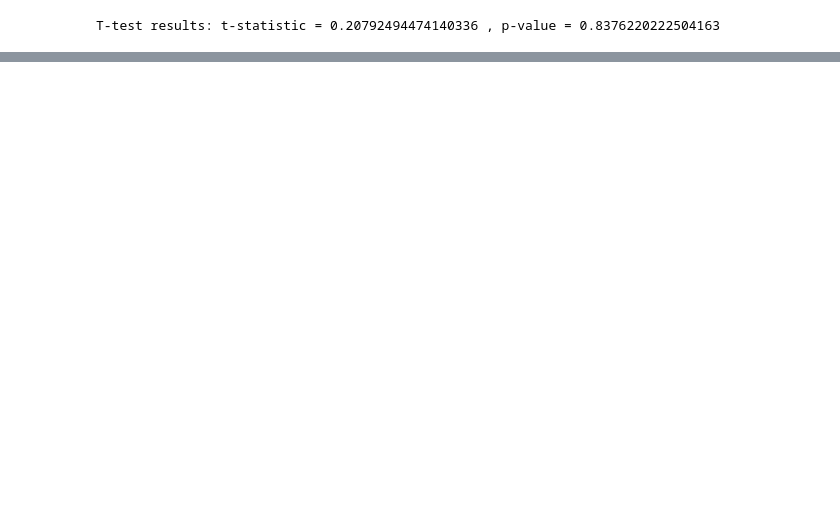
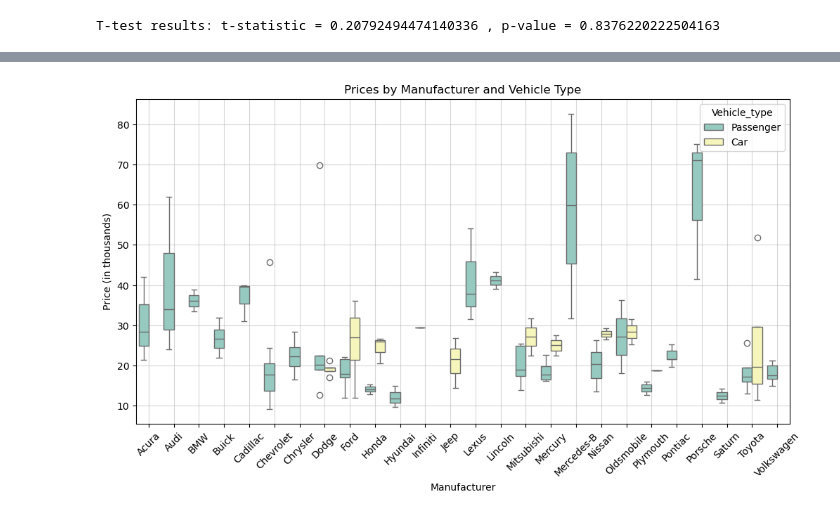
Before and after one commit to aliabdulmonemdw/DS-PROJECT-, a Jupyter notebook: Project_code.ipynb, the cells around one changed output, grey strips where cells are left out. Saved outputs shown, nothing was run; the diff lists cells and outputs as text; code cells hidden in the pictures; blank space fills up the shorter version.

```diff
--- a/Project_code.ipynb
+++ b/Project_code.ipynb
@@ -378,0 +405,12 @@ plt.show()
+# %%
+
+plt.figure(figsize=(12, 6))
+sns.boxplot(x='Manufacturer', y='Price_in_thousands', hue='Vehicle_type', data=car_sales_data, palette='Set3')
+plt.title('Prices by Manufacturer and Vehicle Type')
+plt.xlabel('Manufacturer')
+plt.ylabel('Price (in thousands)')
+plt.xticks(rotation=45)
+plt.grid(alpha=0.5)
+plt.show()
+# %% [output]
+[figure, added]
```
Also changed, not shown: parts of 24 cells of this notebook.
